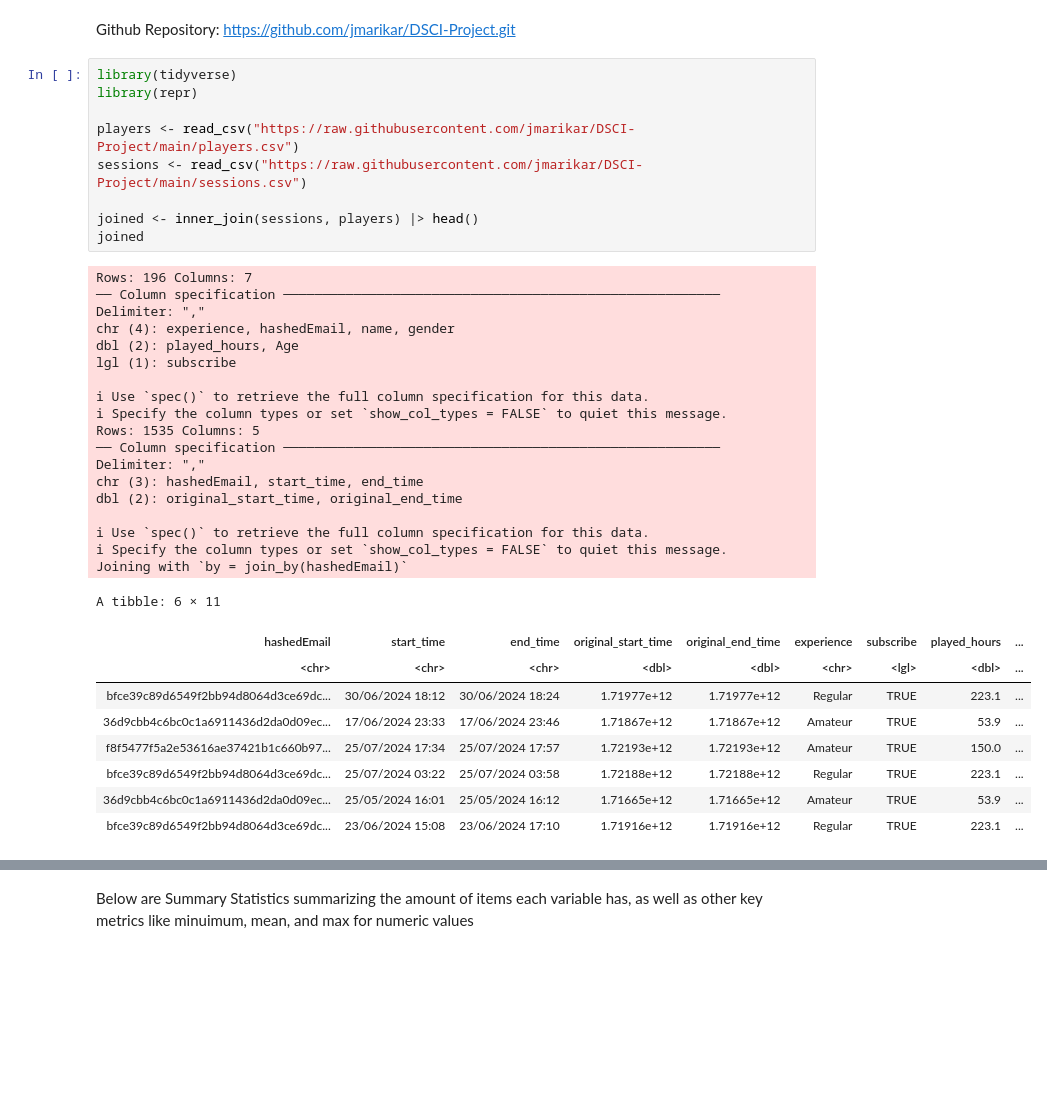
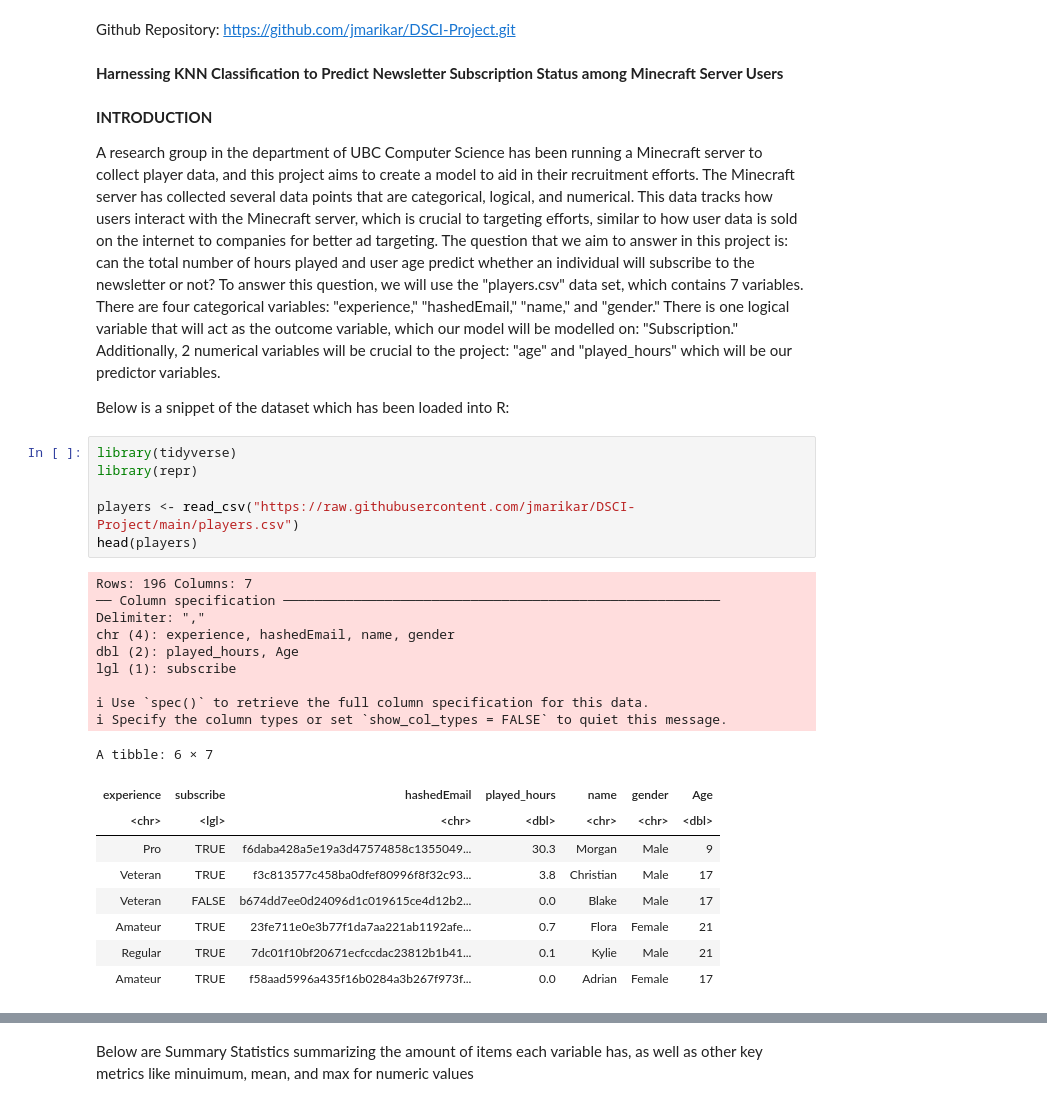
Before and after one commit to jmarikar/DSCI-Project, a Jupyter notebook: Project.ipynb, the cells around one changed output, grey strips where cells are left out. Saved outputs shown, nothing was run; the diff lists cells and outputs as text; blank space fills up the shorter version.

Commit message:
Started introduction
Will wait for model to continue data description

```diff
--- a/Project.ipynb
+++ b/Project.ipynb
@@ -1,40 +1,36 @@
 # %% [markdown]
 Github Repository: https://github.com/jmarikar/DSCI-Project.git
+# %% [markdown]
+**Harnessing KNN Classification to Predict Newsletter Subscription Status among Minecraft Server Users**
+# %% [markdown]
+**INTRODUCTION**
+
+A research group in the department of UBC Computer Science has been running a Minecraft server to collect player data, and this project aims to create a model to aid in their recruitment efforts. The Minecraft server has collected several data points that are categorical, logical, and numerical. This data tracks how users interact with the Minecraft server, which is crucial to targeting efforts, similar to how user data is sold on the internet to companies for better ad targeting. The question that we aim to answer in this project is: can the total number of hours played and user age predict whether an individual will subscribe to the newsletter or not? To answer this question, we will use the "players.csv" data set, which contains 7 variables. There are four categorical variables: "experience," "hashedEmail," "name," and "gender." There is one logical variable that will act as the outcome variable, which our model will be modelled on: "Subscription." Additionally, 2 numerical variables will be crucial to the project: "age" and "played_hours" which will be our predictor variables.
+
+Below is a snippet of the dataset which has been loaded into R:
 # %%
 library(tidyverse)
 library(repr)
 
 players <- read_csv("https://raw.githubusercontent.com/jmarikar/DSCI-Project/main/players.csv")
-sessions <- read_csv("https://raw.githubusercontent.com/jmarikar/DSCI-Project/main/sessions.csv")
-
-joined <- inner_join(sessions, players) |> head()
-joined
+head(players)
 # %% [output]
 Rows: 196 Columns: 7
 ── Column specification ────────────────────────────────────────────────────────
 Delimiter: ","
 chr (4): experience, hashedEmail, name, gender
 dbl (2): played_hours, Age
 lgl (1): subscribe
 
 ℹ Use `spec()` to retrieve the full column specification for this data.
 ℹ Specify the column types or set `show_col_types = FALSE` to quiet this message.
-Rows: 1535 Columns: 5
-── Column specification ────────────────────────────────────────────────────────
-Delimiter: ","
-chr (3): hashedEmail, start_time, end_time
-dbl (2): original_start_time, original_end_time
-
-ℹ Use `spec()` to retrieve the full column specification for this data.
-ℹ Specify the column types or set `show_col_types = FALSE` to quiet this message.
-Joining with `by = join_by(hashedEmail)`
-A tibble: 6 × 11
+A tibble: 6 × 7
-| hashedEmail | start_time | end_time | original_start_time | original_end_time | experience | subscribe | played_hours | ... |
-| <chr> | <chr> | <chr> | <dbl> | <dbl> | <chr> | <lgl> | <dbl> | ... |
-| bfce39c89d6549f2bb94d8064d3ce69dc... | 30/06/2024 18:12 | 30/06/2024 18:24 | 1.71977e+12 | 1.71977e+12 | Regular | TRUE | 223.1 | ... |
-| 36d9cbb4c6bc0c1a6911436d2da0d09ec... | 17/06/2024 23:33 | 17/06/2024 23:46 | 1.71867e+12 | 1.71867e+12 | Amateur | TRUE | 53.9 | ... |
-| f8f5477f5a2e53616ae37421b1c660b97... | 25/07/2024 17:34 | 25/07/2024 17:57 | 1.72193e+12 | 1.72193e+12 | Amateur | TRUE | 150.0 | ... |
-| bfce39c89d6549f2bb94d8064d3ce69dc... | 25/07/2024 03:22 | 25/07/2024 03:58 | 1.72188e+12 | 1.72188e+12 | Regular | TRUE | 223.1 | ... |
-| 36d9cbb4c6bc0c1a6911436d2da0d09ec... | 25/05/2024 16:01 | 25/05/2024 16:12 | 1.71665e+12 | 1.71665e+12 | Amateur | TRUE | 53.9 | ... |
-| bfce39c89d6549f2bb94d8064d3ce69dc... | 23/06/2024 15:08 | 23/06/2024 17:10 | 1.71916e+12 | 1.71916e+12 | Regular | TRUE | 223.1 | ... |
+| experience | subscribe | hashedEmail | played_hours | name | gender | Age |
+| <chr> | <lgl> | <chr> | <dbl> | <chr> | <chr> | <dbl> |
+| Pro | TRUE | f6daba428a5e19a3d47574858c1355049... | 30.3 | Morgan | Male | 9 |
+| Veteran | TRUE | f3c813577c458ba0dfef80996f8f32c93... | 3.8 | Christian | Male | 17 |
+| Veteran | FALSE | b674dd7ee0d24096d1c019615ce4d12b2... | 0.0 | Blake | Male | 17 |
+| Amateur | TRUE | 23fe711e0e3b77f1da7aa221ab1192afe... | 0.7 | Flora | Female | 21 |
+| Regular | TRUE | 7dc01f10bf20671ecfccdac23812b1b41... | 0.1 | Kylie | Male | 21 |
+| Amateur | TRUE | f58aad5996a435f16b0284a3b267f973f... | 0.0 | Adrian | Female | 17 |
 # %% [markdown]
```
Also changed, not shown: parts of 6 cells of this notebook.
